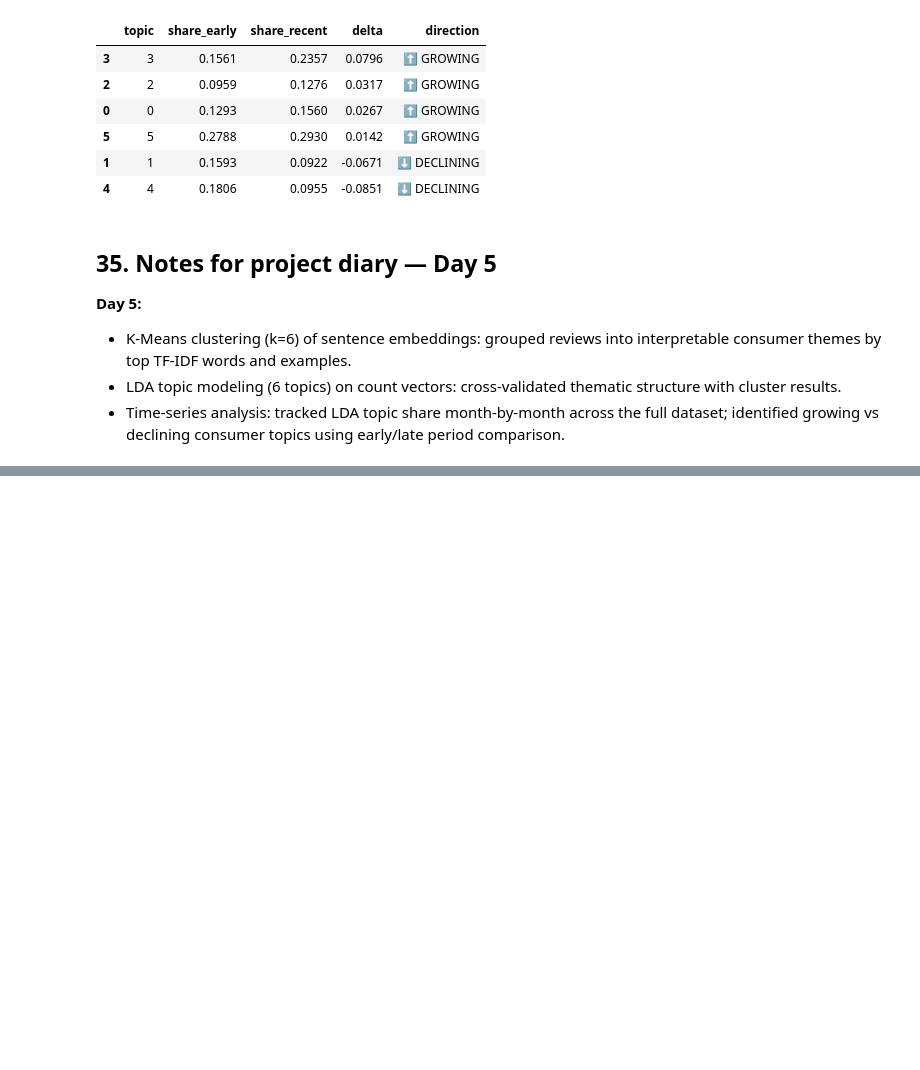
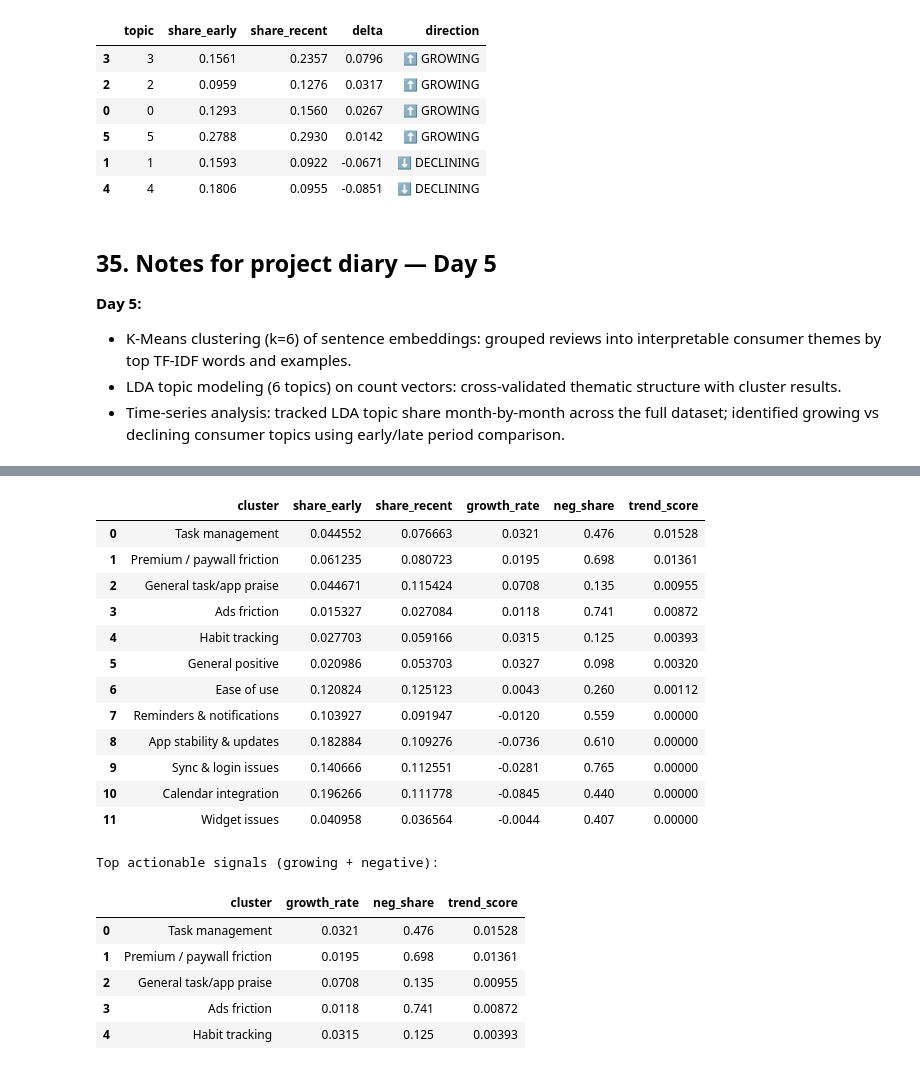
Before and after one commit to ando-ship-it/consumer-trend-detector, a Jupyter notebook: notebooks/01_eda_baseline_consumer_trends.ipynb, the cells around one changed output, grey strips where cells are left out. Saved outputs shown, nothing was run; the diff lists cells and outputs as text; code cells hidden in the pictures; blank space fills up the shorter version.

```diff
--- a/notebooks/01_eda_baseline_consumer_trends.ipynb
+++ b/notebooks/01_eda_baseline_consumer_trends.ipynb
@@ -1230,0 +1426,50 @@ display(trend_df)
+# %%
+n_months = len(cluster_by_month_pct)
+early = cluster_by_month_pct.iloc[:n_months//3].mean()
+recent = cluster_by_month_pct.iloc[-n_months//3:].mean()
+
+# Sentiment per cluster
+cluster_neg = (
+    df[df["sentiment"] == "Negative"]
+    .groupby("cluster_label").size() /
+    df.groupby("cluster_label").size()
+).fillna(0)
+
+trend_score_df = pd.DataFrame({
+    "cluster":       list(CLUSTER_LABELS.values()),
+    "share_early":   [early.get(l, 0) for l in CLUSTER_LABELS.values()],
+    "share_recent":  [recent.get(l, 0) for l in CLUSTER_LABELS.values()],
+}).assign(
+    growth_rate = lambda x: x["share_recent"] - x["share_early"],
+    neg_share   = lambda x: x["cluster"].map(cluster_neg).fillna(0),
+    trend_score = lambda x: (x["growth_rate"].clip(lower=0) * x["neg_share"]).round(5),
+).sort_values("trend_score", ascending=False).reset_index(drop=True)
+
+trend_score_df["growth_rate"] = trend_score_df["growth_rate"].round(4)
+trend_score_df["neg_share"]   = trend_score_df["neg_share"].round(3)
+
+display(trend_score_df)
+
+print("\nTop actionable signals (growing + negative):")
+display(trend_score_df[trend_score_df["trend_score"] > 0][["cluster", "growth_rate", "neg_share", "trend_score"]].head(5))
+# %% [output]
+|  | cluster | share_early | share_recent | growth_rate | neg_share | trend_score |
+| 0 | Task management | 0.044552 | 0.076663 | 0.0321 | 0.476 | 0.01528 |
+| 1 | Premium / paywall friction | 0.061235 | 0.080723 | 0.0195 | 0.698 | 0.01361 |
+| 2 | General task/app praise | 0.044671 | 0.115424 | 0.0708 | 0.135 | 0.00955 |
+| 3 | Ads friction | 0.015327 | 0.027084 | 0.0118 | 0.741 | 0.00872 |
+| 4 | Habit tracking | 0.027703 | 0.059166 | 0.0315 | 0.125 | 0.00393 |
+| 5 | General positive | 0.020986 | 0.053703 | 0.0327 | 0.098 | 0.00320 |
+| 6 | Ease of use | 0.120824 | 0.125123 | 0.0043 | 0.260 | 0.00112 |
+| 7 | Reminders & notifications | 0.103927 | 0.091947 | -0.0120 | 0.559 | 0.00000 |
+| 8 | App stability & updates | 0.182884 | 0.109276 | -0.0736 | 0.610 | 0.00000 |
+| 9 | Sync & login issues | 0.140666 | 0.112551 | -0.0281 | 0.765 | 0.00000 |
+| 10 | Calendar integration | 0.196266 | 0.111778 | -0.0845 | 0.440 | 0.00000 |
+| 11 | Widget issues | 0.040958 | 0.036564 | -0.0044 | 0.407 | 0.00000 |
+Top actionable signals (growing + negative):
+|  | cluster | growth_rate | neg_share | trend_score |
+| 0 | Task management | 0.0321 | 0.476 | 0.01528 |
+| 1 | Premium / paywall friction | 0.0195 | 0.698 | 0.01361 |
+| 2 | General task/app praise | 0.0708 | 0.135 | 0.00955 |
+| 3 | Ads friction | 0.0118 | 0.741 | 0.00872 |
+| 4 | Habit tracking | 0.0315 | 0.125 | 0.00393 |
```
Also changed, not shown: parts of 17 cells of this notebook.
